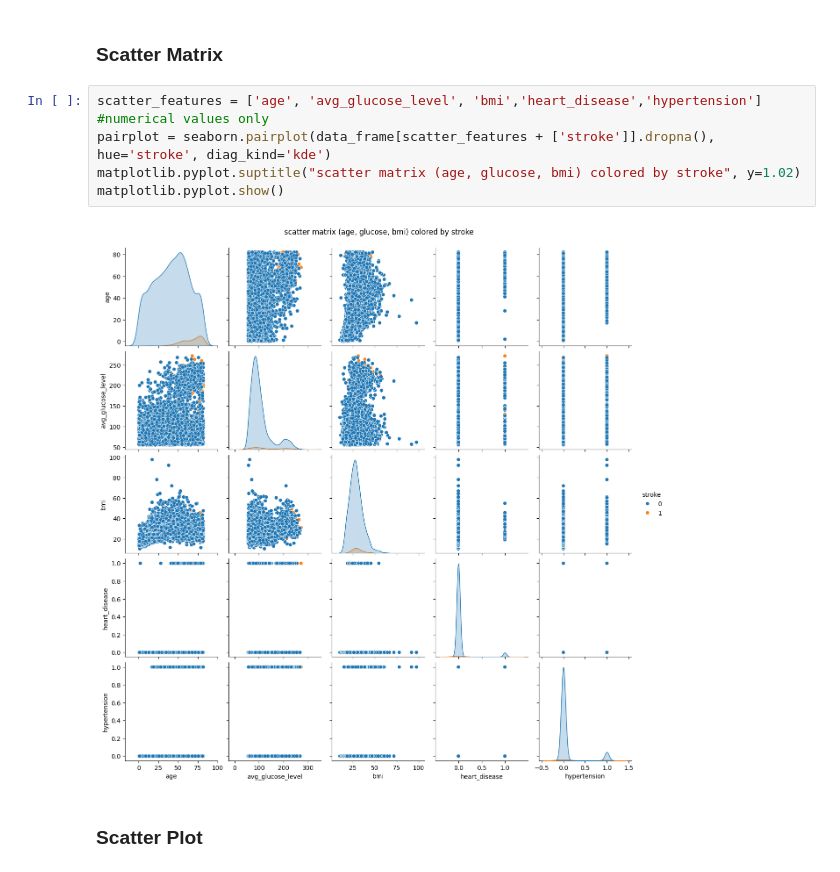
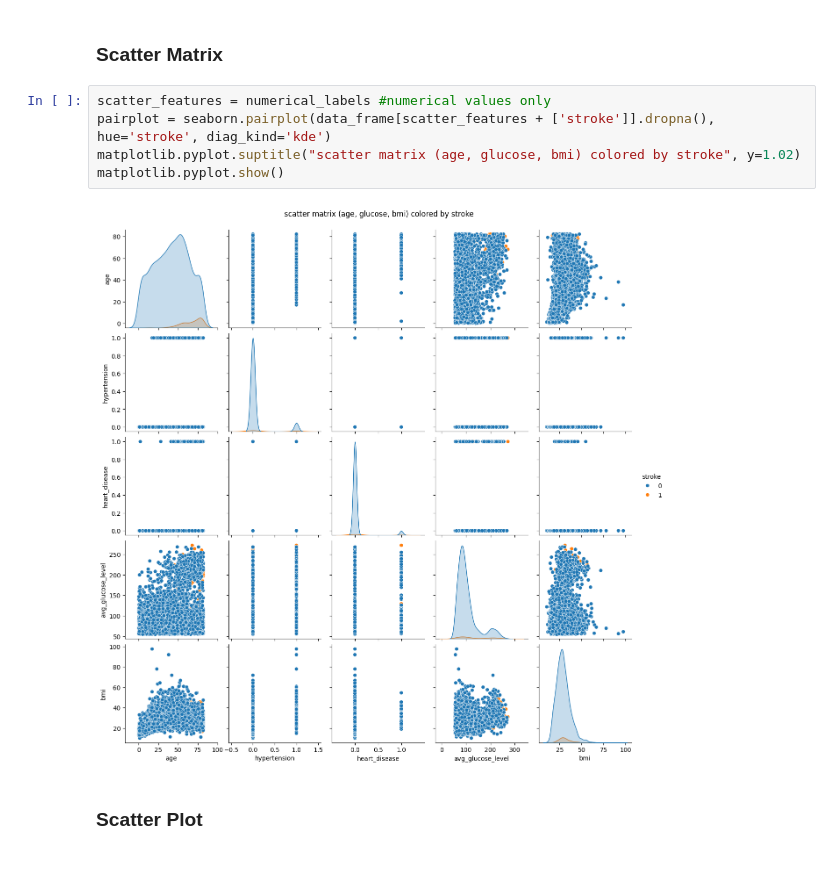
Before and after one commit to sudo-adduser-jordan/stroke-prediction, a Jupyter notebook: stroke_prediction.ipynb, the cells around one changed output. Saved outputs shown, nothing was run; the diff lists cells and outputs as text.

```diff
--- a/stroke_prediction.ipynb
+++ b/stroke_prediction.ipynb
@@ -183,12 +181,12 @@ matplotlib.pyplot.show()
 # %% [markdown]
 ### Scatter Matrix
 # %%
-scatter_features = ['age', 'avg_glucose_level', 'bmi','heart_disease','hypertension'] #numerical values only
+scatter_features = numerical_labels #numerical values only
 pairplot = seaborn.pairplot(data_frame[scatter_features + ['stroke']].dropna(), hue='stroke', diag_kind='kde')
 matplotlib.pyplot.suptitle("scatter matrix (age, glucose, bmi) colored by stroke", y=1.02)
 matplotlib.pyplot.show()
 # %% [output]
-[figure, old version]
+[figure, new version]
 # %% [markdown]
 ### Scatter Plot
 # %%
```
Also changed, not shown: parts of 10 cells of this notebook, 4 other files.
